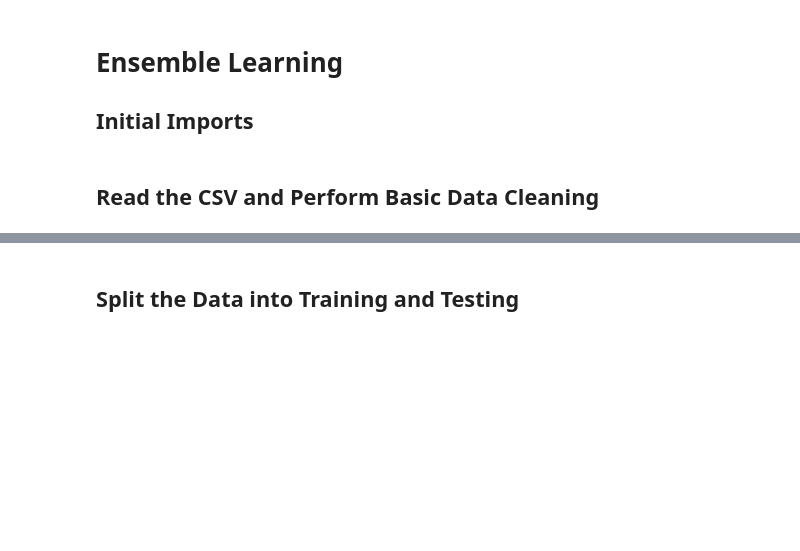
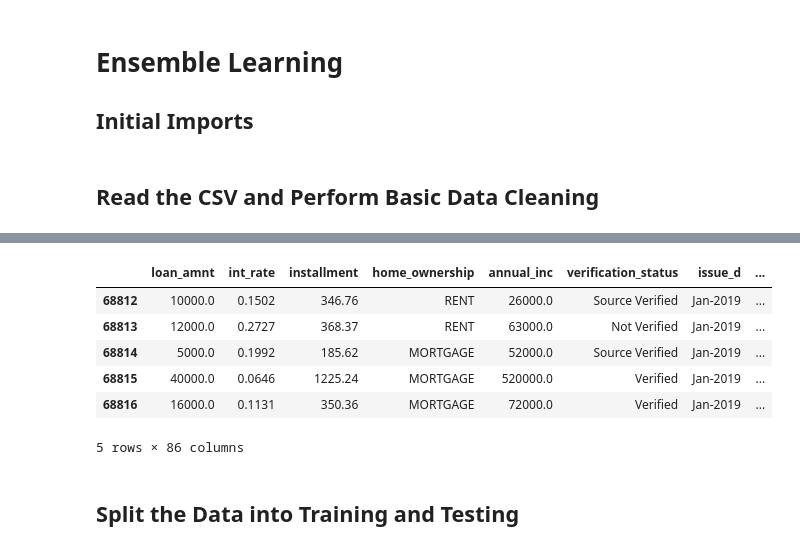
Before and after one commit to tabenny/credit_risk_classification, a Jupyter notebook: credit_risk_ensemble.ipynb, the cells around one changed output, grey strips where cells are left out. Saved outputs shown, nothing was run; the diff lists cells and outputs as text; code cells hidden in the pictures; blank space fills up the shorter version.

```diff
--- a/credit_risk_ensemble.ipynb
+++ b/credit_risk_ensemble.ipynb
@@ -26,2 +34,12 @@ df.head()
+# %%
+df.tail()
+# %% [output]
+|  | loan_amnt | int_rate | installment | home_ownership | annual_inc | verification_status | issue_d | ... |
+| 68812 | 10000.0 | 0.1502 | 346.76 | RENT | 26000.0 | Source Verified | Jan-2019 | ... |
+| 68813 | 12000.0 | 0.2727 | 368.37 | RENT | 63000.0 | Not Verified | Jan-2019 | ... |
+| 68814 | 5000.0 | 0.1992 | 185.62 | MORTGAGE | 52000.0 | Source Verified | Jan-2019 | ... |
+| 68815 | 40000.0 | 0.0646 | 1225.24 | MORTGAGE | 520000.0 | Verified | Jan-2019 | ... |
+| 68816 | 16000.0 | 0.1131 | 350.36 | MORTGAGE | 72000.0 | Verified | Jan-2019 | ... |
+5 rows × 86 columns
 # %% [markdown]
 ## Split the Data into Training and Testing
```
Also changed, not shown: parts of 8 cells of this notebook, 1 other file.
